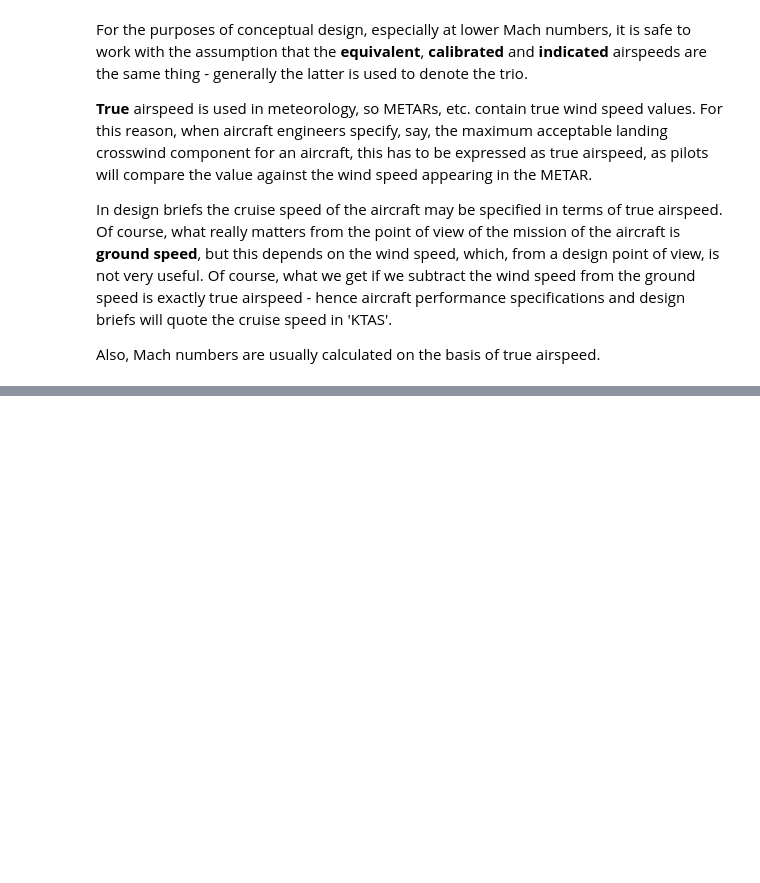
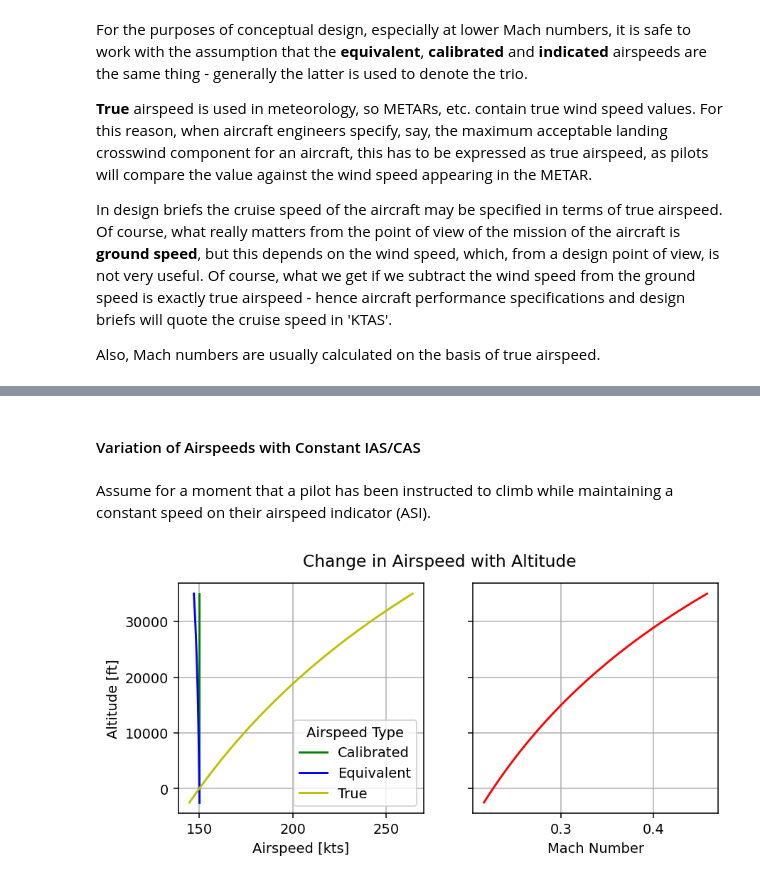
Before and after one commit to yaseen157/ADRpy, a Jupyter notebook: docs/ADRpy/notebooks/Understanding Airspeeds.ipynb, the cells around one changed output, grey strips where cells are left out. Cells and saved outputs as stored; diff of their text form; code cells hidden in the pictures; blank space fills up the shorter version.

```diff
--- a/docs/ADRpy/notebooks/Understanding Airspeeds.ipynb
+++ b/docs/ADRpy/notebooks/Understanding Airspeeds.ipynb
@@ -322,0 +357,37 @@ Also, Mach numbers are usually calculated on the basis of true airspeed.
+# %% [markdown]
+#### Variation of Airspeeds with Constant IAS/CAS
+# %% [markdown]
+Assume for a moment that a pilot has been instructed to climb while maintaining a constant speed on their airspeed indicator (ASI).
+# %%
+atm = at.Atmosphere()
+
+KCAS = 150
+alts_ft = np.linspace(-2.5e3, 35e3)
+alts = uc.ft_m(alts_ft)
+
+# Some airspeed conversions take in any units for speed - but ...
+# to convert reliably and without mistakes, stick to metres per second inputs!
+mpscas = uc.kts_mps(KCAS)
+mpseas = atm.CAS_EAS(mpscas, alts)
+mpstas = atm.CAS_TAS(mpscas, alts)
+Mach = atm.CAS_Mach(mpscas, alts)
+mpscas = np.ones_like(mpseas) * mpscas  # Turn CAS from scalar into array, for plotting
+
+fig, axs = plt.subplots(1, 2, figsize=(7, 3), dpi=140, sharey=True)
+fig.suptitle("Change in Airspeed with Altitude")
+axs[0].set_xlabel("Airspeed [kts]")
+axs[0].set_ylabel("Altitude [ft]")
+
+axs[0].plot(uc.mps_kts(mpscas), alts_ft, label="Calibrated", c="g")
+axs[0].plot(uc.mps_kts(mpseas), alts_ft, label="Equivalent", c="b")
+axs[0].plot(uc.mps_kts(mpstas), alts_ft, label="True", c="y")
+axs[0].legend(title="Airspeed Type")
+
+axs[1].set_xlabel("Mach Number")
+axs[1].plot(Mach, alts_ft, c="r", label=f"KCAS: {KCAS}")
+
+for ax in axs.flat:
+    ax.grid()
+plt.show()
+# %% [output]
+[figure, added]
```
Also changed, not shown: parts of 4 cells of this notebook.
